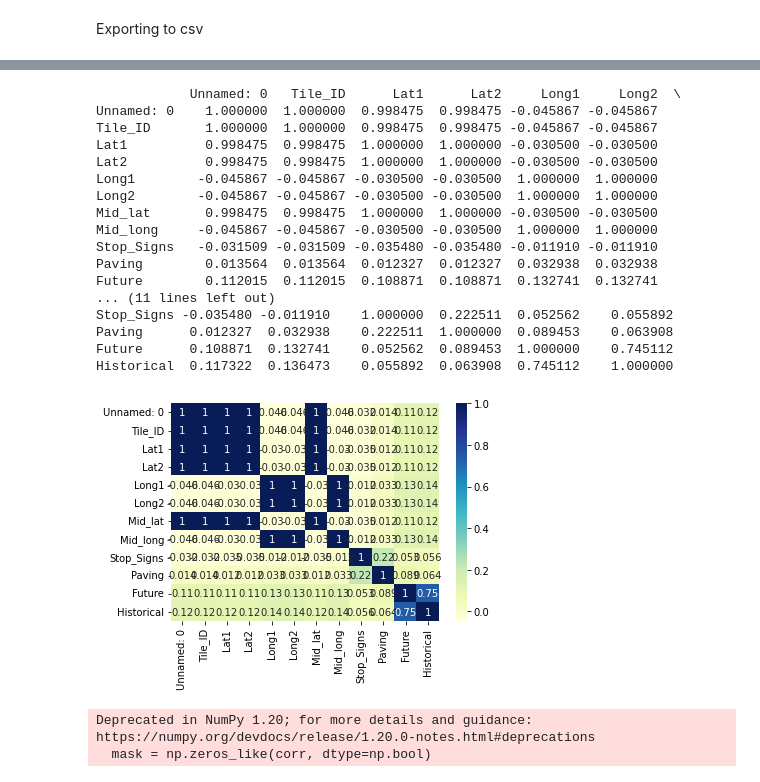
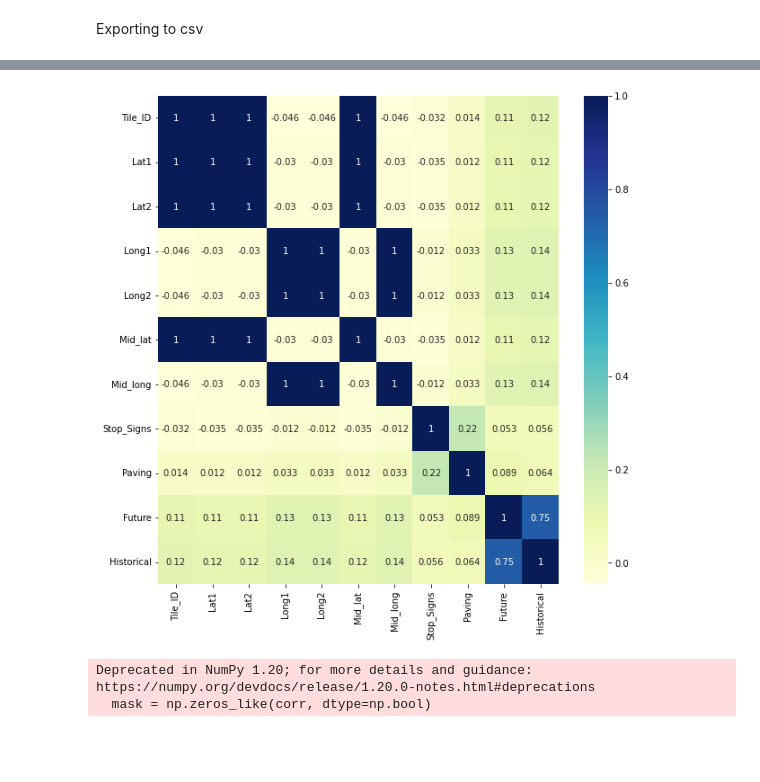
Before and after one commit to arisanguyen/210_Capstone_Aditya_Arisa_Noriel, a Jupyter notebook: Noriel_Expanded_Tiles_With_Street_Characteristics.ipynb, the cells around one changed output, grey strips where cells are left out. Drawn from its saved outputs; the diff is of its cells as text; code cells hidden in the pictures; blank space fills up the shorter version.

```diff
--- a/Noriel_Expanded_Tiles_With_Street_Characteristics.ipynb
+++ b/Noriel_Expanded_Tiles_With_Street_Characteristics.ipynb
@@ -227,3 +227,5 @@ Scrape data and create model that takes inputs of satellite images or OSM files
 Exporting to csv
 # %%
 tiles.to_csv('/content/drive/MyDrive/capstone/Tiles_expanded.csv')
+# %%
+tiles = tiles.drop(['Unnamed: 0'], axis=1)
@@ -254,27 +311,9 @@ columns_all = ["Tile_ID", "Lat1", "Lat2", "Long1", "Long2", "Mid_lat", "Mid_long
 # %%
-print(tiles.corr())
-
 # plotting correlation heatmap
+fig, ax = mp.subplots(figsize=(10,10))
 dataplot = sns.heatmap(tiles.corr(), cmap="YlGnBu", annot=True)
 # %% [output]
-            Unnamed: 0   Tile_ID      Lat1      Lat2     Long1     Long2  \
-Unnamed: 0    1.000000  1.000000  0.998475  0.998475 -0.045867 -0.045867
-Tile_ID       1.000000  1.000000  0.998475  0.998475 -0.045867 -0.045867
-Lat1          0.998475  0.998475  1.000000  1.000000 -0.030500 -0.030500
-Lat2          0.998475  0.998475  1.000000  1.000000 -0.030500 -0.030500
-Long1        -0.045867 -0.045867 -0.030500 -0.030500  1.000000  1.000000
-Long2        -0.045867 -0.045867 -0.030500 -0.030500  1.000000  1.000000
-Mid_lat       0.998475  0.998475  1.000000  1.000000 -0.030500 -0.030500
-Mid_long     -0.045867 -0.045867 -0.030500 -0.030500  1.000000  1.000000
-Stop_Signs   -0.031509 -0.031509 -0.035480 -0.035480 -0.011910 -0.011910
-Paving        0.013564  0.013564  0.012327  0.012327  0.032938  0.032938
-Future        0.112015  0.112015  0.108871  0.108871  0.132741  0.132741
-... (11 lines left out)
-Stop_Signs -0.035480 -0.011910    1.000000  0.222511  0.052562    0.055892
-Paving      0.012327  0.032938    0.222511  1.000000  0.089453    0.063908
-Future      0.108871  0.132741    0.052562  0.089453  1.000000    0.745112
-Historical  0.117322  0.136473    0.055892  0.063908  0.745112    1.000000
-[figure, old version]
+[figure, new version]
 # %%
 corr = tiles[columns_all[:-1]].corr()
 fig, ax = mp.subplots(figsize=(11, 9))
```
Also changed, not shown: parts of 8 cells of this notebook.
